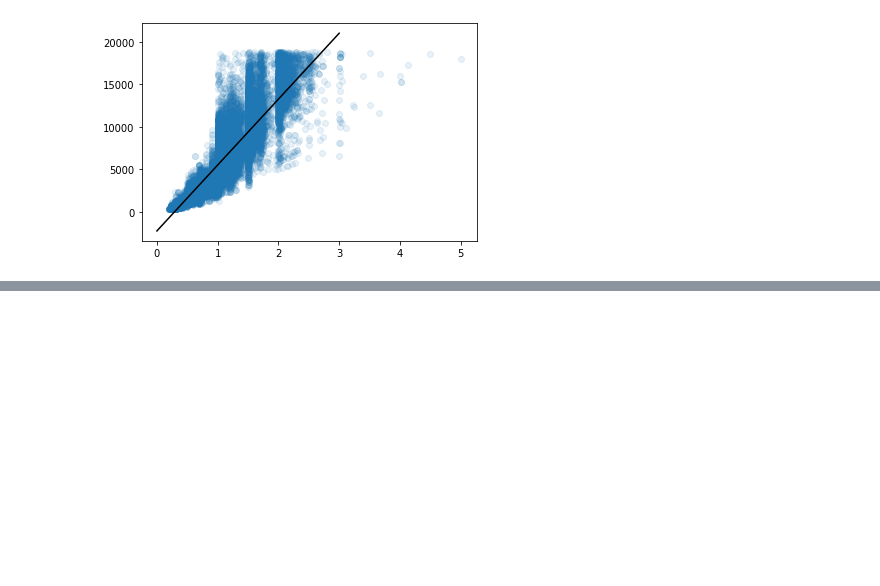
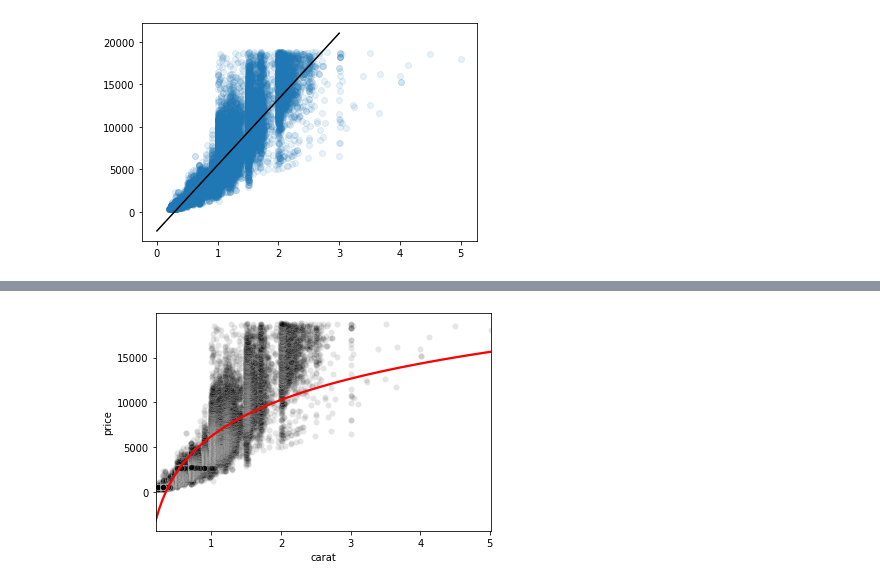
Before and after one commit to umbcdata602/spring2021, a Jupyter notebook: week08.ipynb, the cells around one changed output, grey strips where cells are left out. Saved outputs shown, nothing was run; the diff lists cells and outputs as text; code cells hidden in the pictures; blank space fills up the shorter version.

```diff
--- a/week08.ipynb
+++ b/week08.ipynb
@@ -165,0 +249,6 @@ plt.show();
+# %%
+sns.scatterplot(x="carat", y="price", data=df, alpha=.1, color="black")
+sns.regplot(x="carat", y="price", data=df, logx=True, scatter=False, line_kws=line_kws)
+plt.show()
+# %% [output]
+[figure, added]
```
Also changed, not shown: parts of 2 cells of this notebook.
